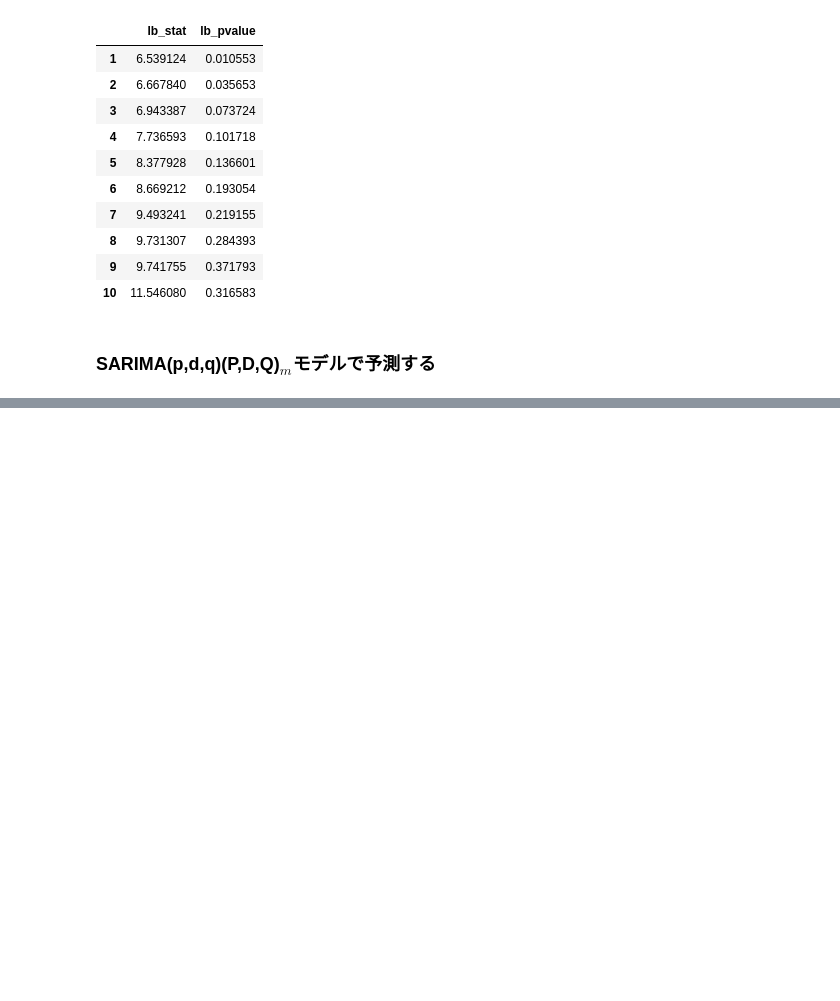
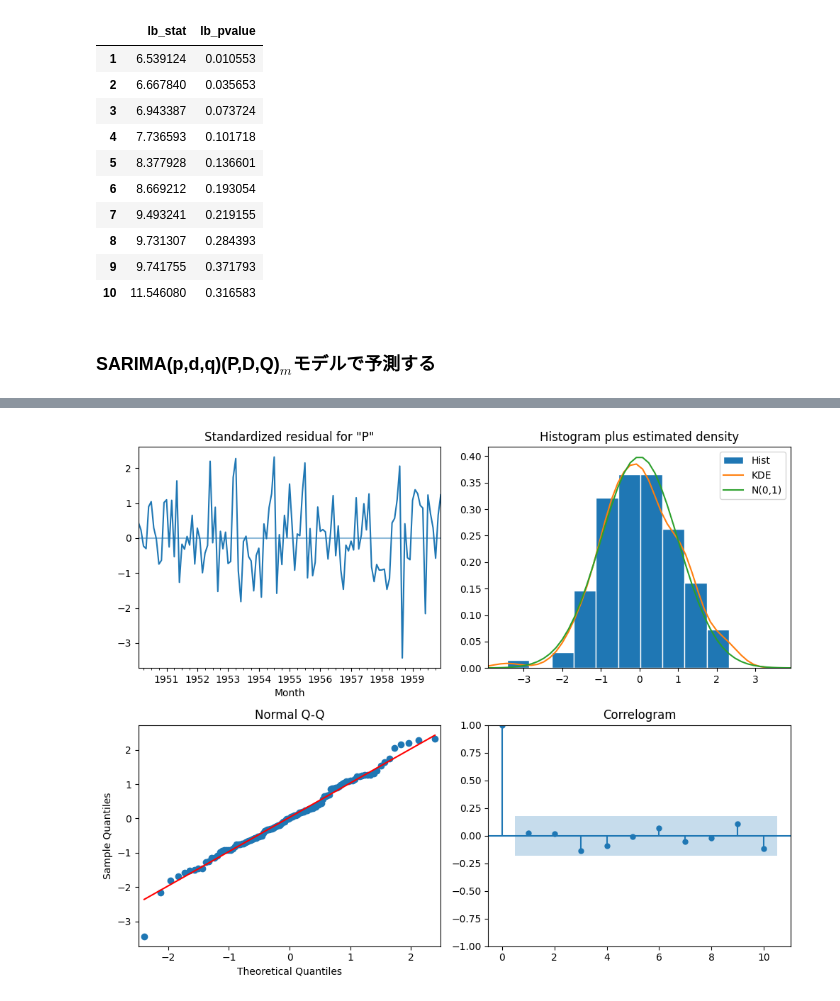
Before and after one commit to yonesuke/TimeSeriesForecastingInPython, a Jupyter notebook: docs/chapter08.ipynb, the cells around one changed output, grey strips where cells are left out. Cells and saved outputs as stored; diff of their text form; code cells hidden in the pictures; blank space fills up the shorter version.

Commit message:
Add SARIMA result

```diff
--- a/docs/chapter08.ipynb
+++ b/docs/chapter08.ipynb
@@ -209,0 +235,8 @@ acorr_ljungbox(model_ARIMA.resid, np.arange(1, 11))
+# %%
+d = 1 # 差分を2回取る
+D = 1 # ARIMA(p, d, q)モデルを使う
+s = 12 # statsmodelsにおいてs=頻度(m)である、今回は月次なので12
+
+# p,q,P,Qを0~3まで動かす
+orders = list(product(range(4), repeat=4))
+optimize_SARIMA(train['Passengers'], orders, d, D, s)
@@ -209,0 +257,8 @@ acorr_ljungbox(model_ARIMA.resid, np.arange(1, 11))
+# %%
+# 最もAICが小さいのは(2, 1, 1, 2)
+model_SARIMA = SARIMAX(train, order=(2, d, 1), seasonal_order=(1, D, 2, s), simple_differencing=False).fit(disp=False)
+
+model_SARIMA.plot_diagnostics(figsize=(10, 8))
+plt.tight_layout()
+# %% [output]
+[figure, added]
```
Also changed, not shown: parts of 6 cells of this notebook.
